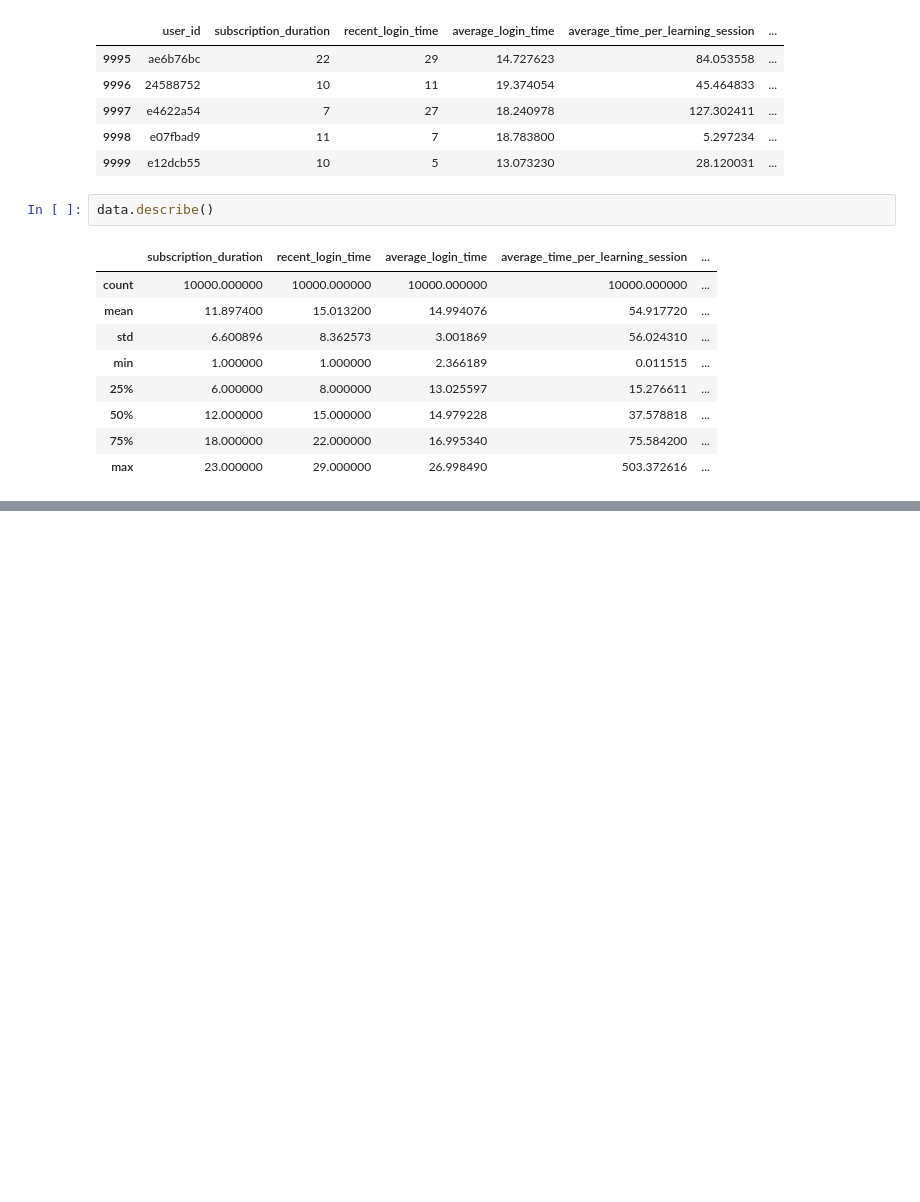
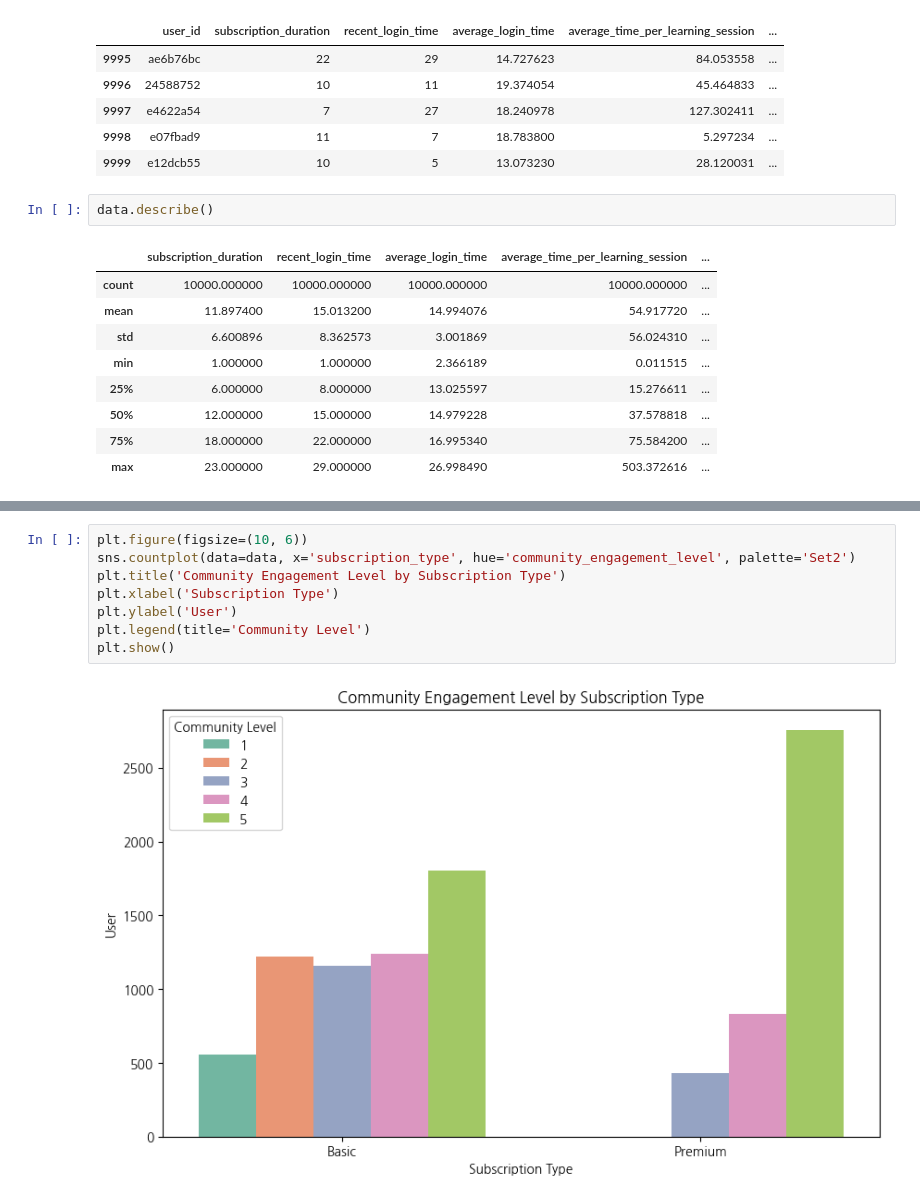
Before and after one commit to kesiss777/wassup3, a Jupyter notebook: 05_Data_Analysis/DA_Mini_Project.ipynb, the cells around one changed output, grey strips where cells are left out. Cells and saved outputs as stored; diff of their text form; blank space fills up the shorter version.

```diff
--- a/05_Data_Analysis/DA_Mini_Project.ipynb
+++ b/05_Data_Analysis/DA_Mini_Project.ipynb
@@ -136,0 +235,10 @@ plt.show()
+# %%
+plt.figure(figsize=(10, 6))
+sns.countplot(data=data, x='subscription_type', hue='community_engagement_level', palette='Set2')
+plt.title('Community Engagement Level by Subscription Type')
+plt.xlabel('Subscription Type')
+plt.ylabel('User')
+plt.legend(title='Community Level')
+plt.show()
+# %% [output]
+[figure, added]
```
Also changed, not shown: parts of 24 cells of this notebook.
